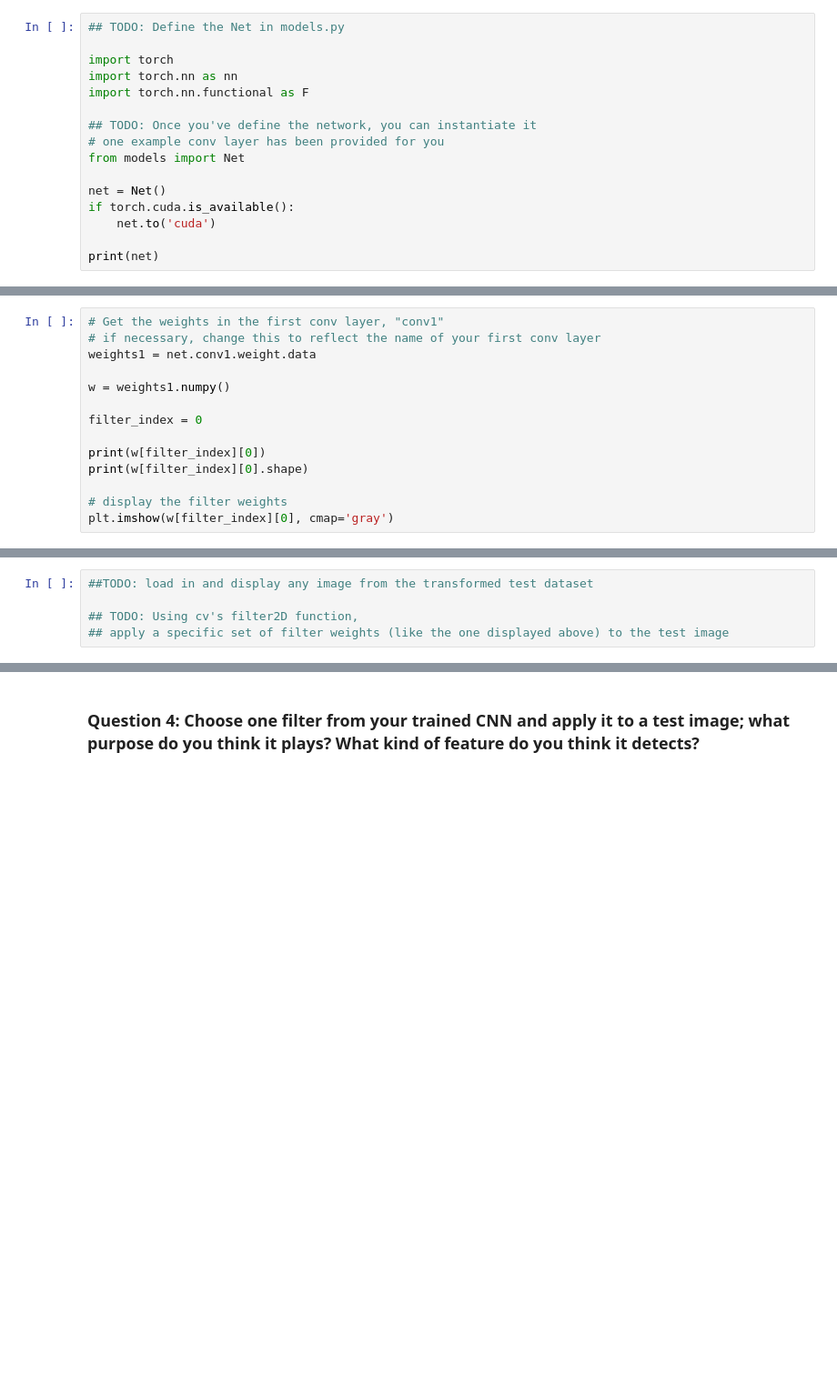
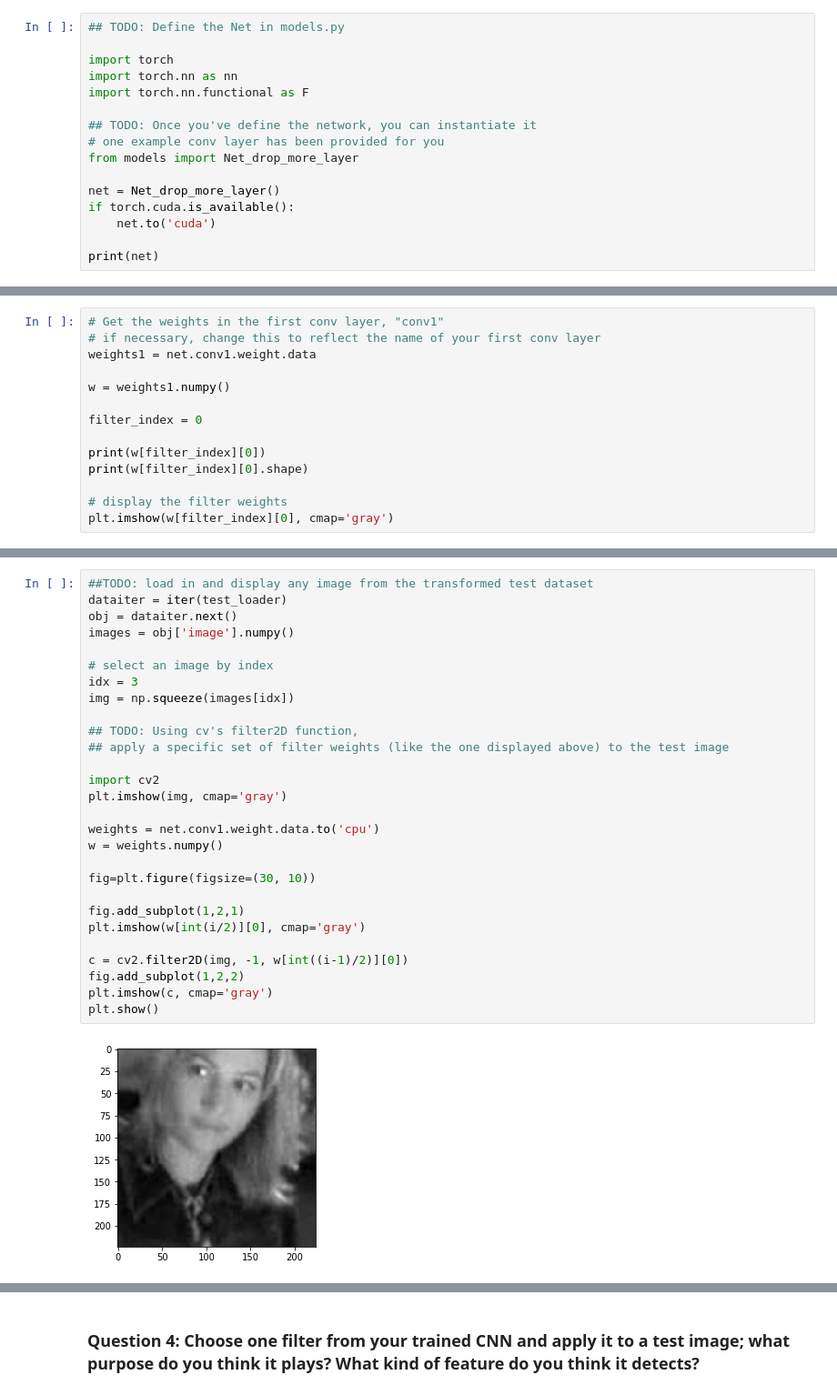
Before and after one commit to Data-drone/cvnd_facial_keypoints, a Jupyter notebook: 2. Define the Network Architecture.ipynb, the cells around one changed output, grey strips where cells are left out. Shown: that part at 91% size. Drawn from its saved outputs; the diff is of its cells as text; blank space fills up the shorter version.

```diff
--- a/2. Define the Network Architecture.ipynb
+++ b/2. Define the Network Architecture.ipynb
@@ -121,9 +112,9 @@ import torch.nn.functional as F
 
 ## TODO: Once you've define the network, you can instantiate it
 # one example conv layer has been provided for you
-from models import Net
+from models import Net_drop_more_layer
 
-net = Net()
+net = Net_drop_more_layer()
 if torch.cuda.is_available():
     net.to('cuda')
 
@@ -983,6 +1041,31 @@ Next, choose a test image and filter it with one of the convolutional kernels in
 ---
 # %%
 ##TODO: load in and display any image from the transformed test dataset
+dataiter = iter(test_loader)
+obj = dataiter.next()
+images = obj['image'].numpy()
+
+# select an image by index
+idx = 3
+img = np.squeeze(images[idx])
 
 ## TODO: Using cv's filter2D function,
 ## apply a specific set of filter weights (like the one displayed above) to the test image
+
+import cv2
+plt.imshow(img, cmap='gray')
+
+weights = net.conv1.weight.data.to('cpu')
+w = weights.numpy()
+
+fig=plt.figure(figsize=(30, 10))
+
+fig.add_subplot(1,2,1)
+plt.imshow(w[int(i/2)][0], cmap='gray')
+
+c = cv2.filter2D(img, -1, w[int((i-1)/2)][0])
+fig.add_subplot(1,2,2)
+plt.imshow(c, cmap='gray')
+plt.show()
+# %% [output]
+[figure, added]
```
Also changed, not shown: parts of 28 cells of this notebook, 4 other files.
